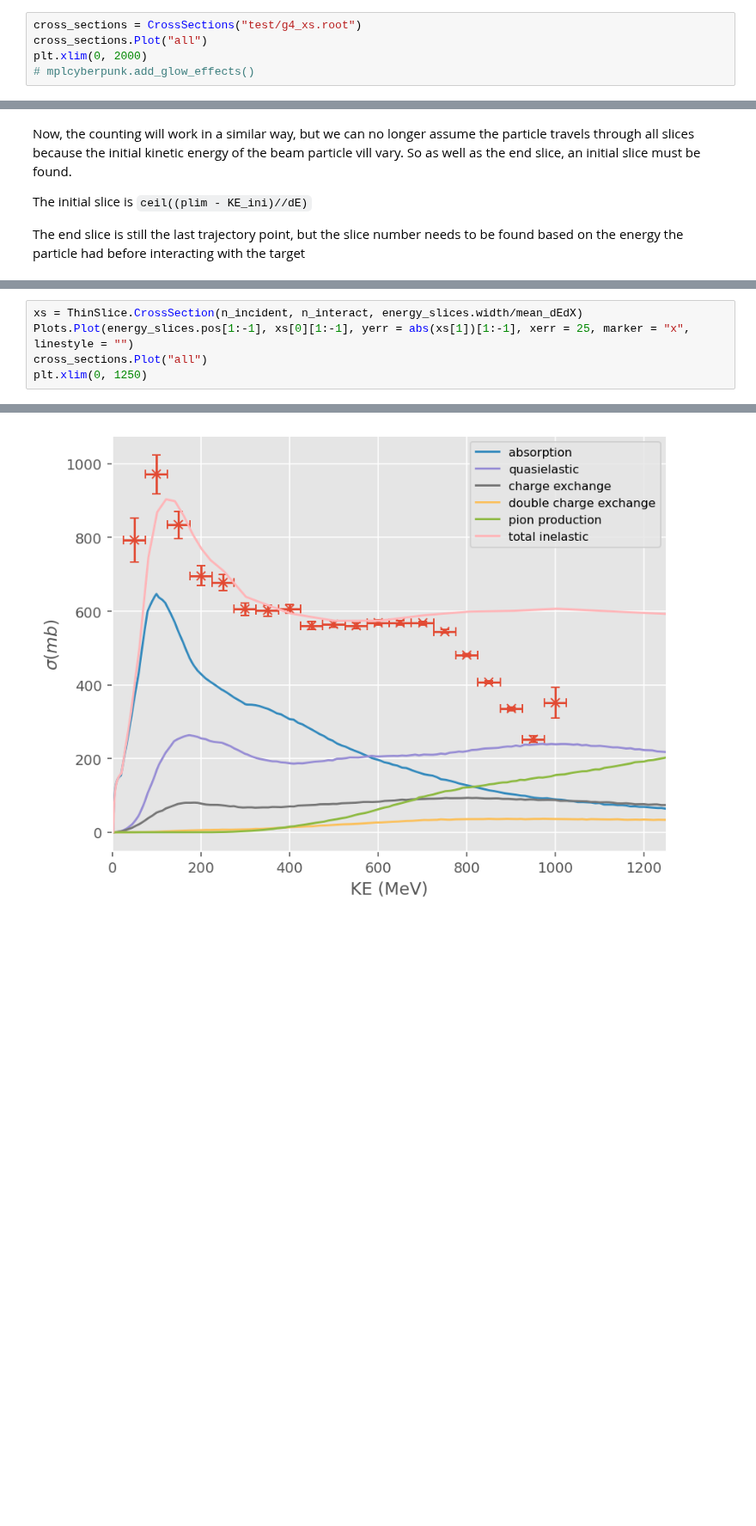
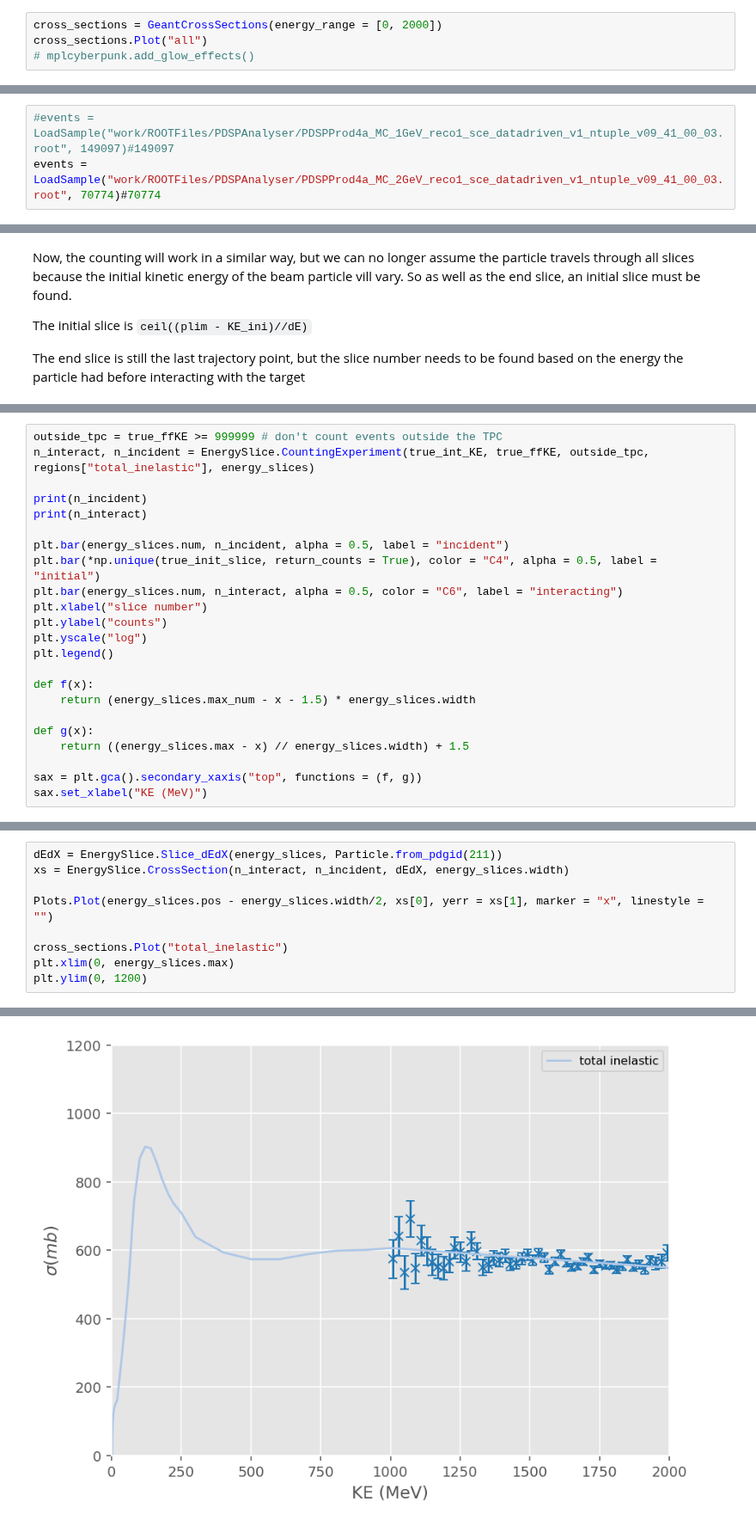
Before and after one commit to dlindebaum/pion-argon-xs-analysis, a Jupyter notebook: analysis/sandbox/cross_section.ipynb, the cells around one changed output, grey strips where cells are left out. Shown at 86% size. Saved outputs shown, nothing was run; the diff lists cells and outputs as text; blank space fills up the shorter version.

Commit message:
thin slice and energy slice fixes

```diff
--- a/analysis/sandbox/cross_section.ipynb
+++ b/analysis/sandbox/cross_section.ipynb
@@ -273,8 +452,7 @@ cross_section.SetPlotStyle(dpi = 140)
 The autoreload extension is already loaded. To reload it, use:
   %reload_ext autoreload
 # %%
-cross_sections = CrossSections("test/g4_xs.root")
+cross_sections = GeantCrossSections(energy_range = [0, 2000])
 cross_sections.Plot("all")
-plt.xlim(0, 2000)
 # mplcyberpunk.add_glow_effects()
 # %% [output]
@@ -299,3 +460,6 @@ events.Filter([mask], [mask])
+# %%
+#events = LoadSample("work/ROOTFiles/PDSPAnalyser/PDSPProd4a_MC_1GeV_reco1_sce_datadriven_v1_ntuple_v09_41_00_03.root", 149097)#149097
+events = LoadSample("work/ROOTFiles/PDSPAnalyser/PDSPProd4a_MC_2GeV_reco1_sce_datadriven_v1_ntuple_v09_41_00_03.root", 70774)#70774
 # %% [markdown]
 # Slices based on position
 
@@ -579,0 +775,23 @@ Text(0, 0.5, 'counts')
+# %%
+outside_tpc = true_ffKE >= 999999 # don't count events outside the TPC
+n_interact, n_incident = EnergySlice.CountingExperiment(true_int_KE, true_ffKE, outside_tpc, regions["total_inelastic"], energy_slices)
+
+print(n_incident)
+print(n_interact)
+
+plt.bar(energy_slices.num, n_incident, alpha = 0.5, label = "incident")
+plt.bar(*np.unique(true_init_slice, return_counts = True), color = "C4", alpha = 0.5, label = "initial")
+plt.bar(energy_slices.num, n_interact, alpha = 0.5, color = "C6", label = "interacting")
+plt.xlabel("slice number")
+plt.ylabel("counts")
+plt.yscale("log")
+plt.legend()
+
+def f(x):
+    return (energy_slices.max_num - x - 1.5) * energy_slices.width
+
+def g(x):
+    return ((energy_slices.max - x) // energy_slices.width) + 1.5
+
+sax = plt.gca().secondary_xaxis("top", functions = (f, g))
+sax.set_xlabel("KE (MeV)")
@@ -580,6 +818,10 @@ Text(0, 0.5, 'counts')
 # %%
-xs = ThinSlice.CrossSection(n_incident, n_interact, energy_slices.width/mean_dEdX)
-Plots.Plot(energy_slices.pos[1:-1], xs[0][1:-1], yerr = abs(xs[1])[1:-1], xerr = 25, marker = "x", linestyle = "")
-cross_sections.Plot("all")
-plt.xlim(0, 1250)
+dEdX = EnergySlice.Slice_dEdX(energy_slices, Particle.from_pdgid(211))
+xs = EnergySlice.CrossSection(n_interact, n_incident, dEdX, energy_slices.width)
+
+Plots.Plot(energy_slices.pos - energy_slices.width/2, xs[0], yerr = xs[1], marker = "x", linestyle = "")
+
+cross_sections.Plot("total_inelastic")
+plt.xlim(0, energy_slices.max)
+plt.ylim(0, 1200)
 # %% [output]
@@ -587 +829 @@ plt.xlim(0, 1250)
-[figure, old version]
+[figure, new version]
```
Also changed, not shown: parts of 35 cells of this notebook, 1 other file.
